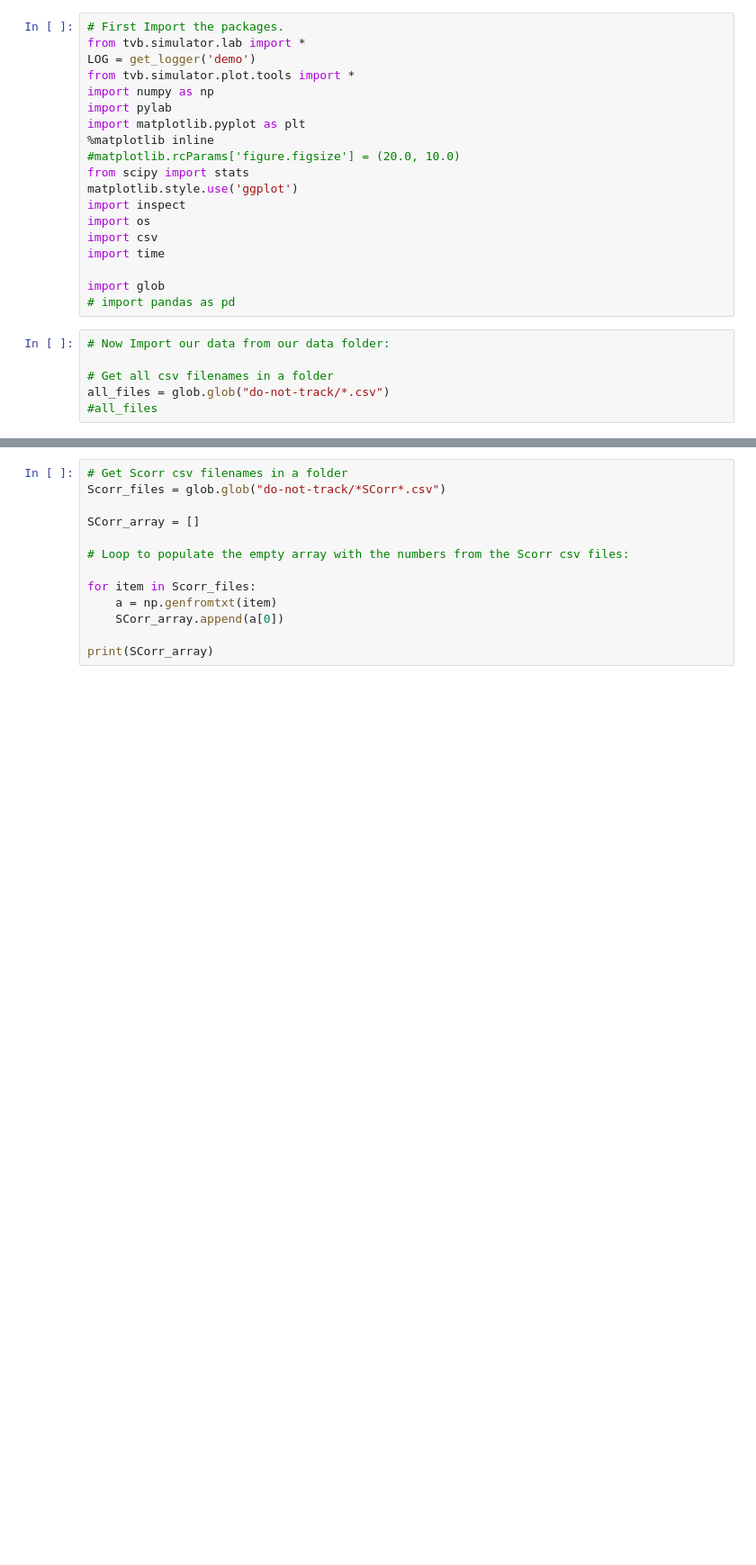
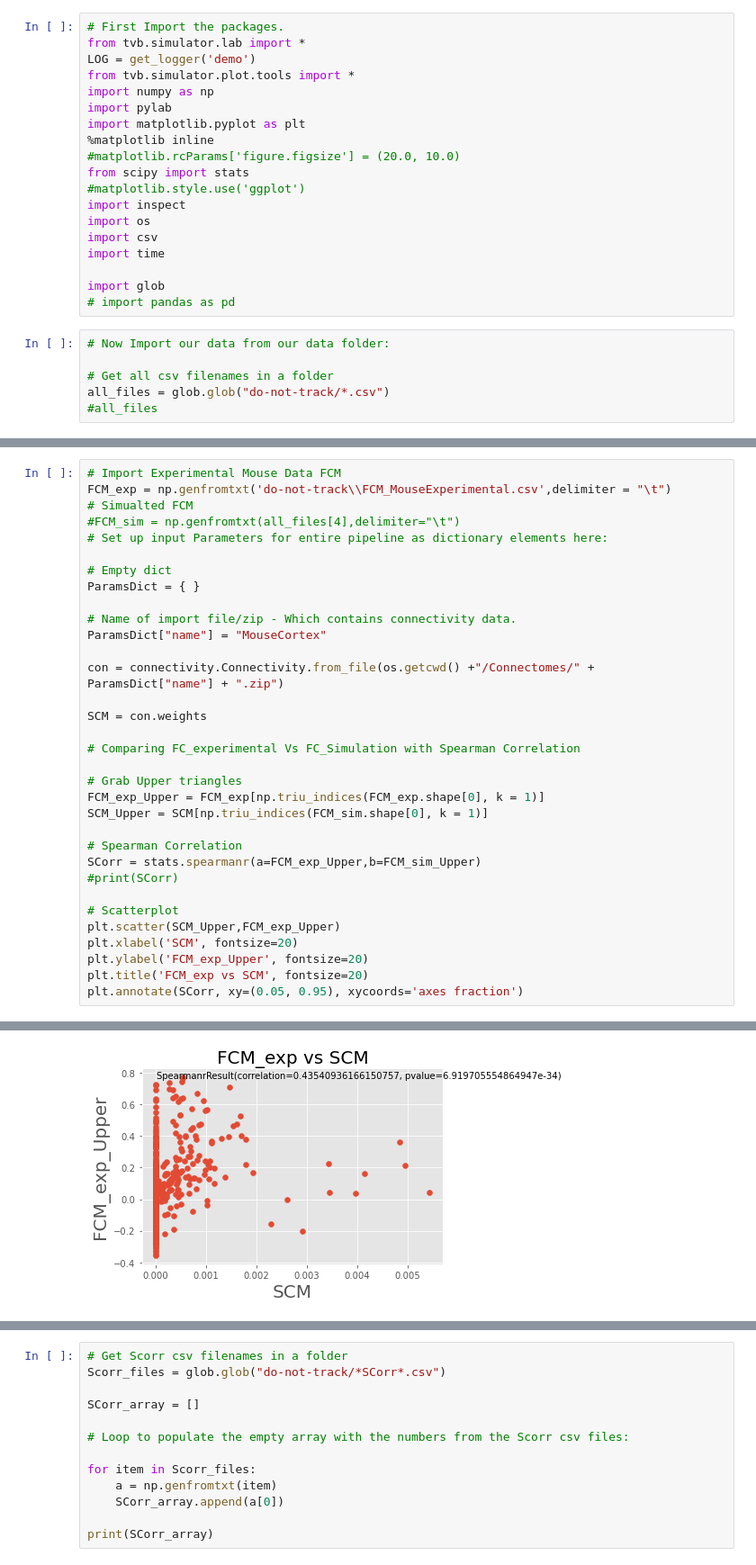
Before and after one commit to Spokhim/MouseBrainModelling, a Jupyter notebook: Comparisons and Analysis.ipynb, the cells around one changed output, grey strips where cells are left out. Shown at 90% size. Cells and saved outputs as stored; diff of their text form; blank space fills up the shorter version.

Commit message:
Graph for Empirical FC vs SC

```diff
--- a/Comparisons and Analysis.ipynb
+++ b/Comparisons and Analysis.ipynb
@@ -13,7 +13,7 @@ import matplotlib.pyplot as plt
 %matplotlib inline
 #matplotlib.rcParams['figure.figsize'] = (20.0, 10.0)
 from scipy import stats
-matplotlib.style.use('ggplot')
+#matplotlib.style.use('ggplot')
 import inspect
 import os
 import csv
@@ -31,0 +34,34 @@ all_files = glob.glob("do-not-track/*.csv")
+# %%
+# Import Experimental Mouse Data FCM
+FCM_exp = np.genfromtxt('do-not-track\\FCM_MouseExperimental.csv',delimiter = "\t")
+# Simualted FCM
+#FCM_sim = np.genfromtxt(all_files[4],delimiter="\t")
+# Set up input Parameters for entire pipeline as dictionary elements here:
+
+# Empty dict
+ParamsDict = { }
+
+# Name of import file/zip - Which contains connectivity data.
+ParamsDict["name"] = "MouseCortex"
+
+con = connectivity.Connectivity.from_file(os.getcwd() +"/Connectomes/" + ParamsDict["name"] + ".zip")
+
+SCM = con.weights
+
+# Comparing FC_experimental Vs FC_Simulation with Spearman Correlation
+
+# Grab Upper triangles
+FCM_exp_Upper = FCM_exp[np.triu_indices(FCM_exp.shape[0], k = 1)]
+SCM_Upper = SCM[np.triu_indices(FCM_sim.shape[0], k = 1)]
+
+# Spearman Correlation
+SCorr = stats.spearmanr(a=FCM_exp_Upper,b=FCM_sim_Upper)
+#print(SCorr)
+
+# Scatterplot
+plt.scatter(SCM_Upper,FCM_exp_Upper)
+plt.xlabel('SCM', fontsize=20)
+plt.ylabel('FCM_exp_Upper', fontsize=20)
+plt.title('FCM_exp vs SCM', fontsize=20)
+plt.annotate(SCorr, xy=(0.05, 0.95), xycoords='axes fraction')
+# %% [output]
@@ -31,0 +73 @@ all_files = glob.glob("do-not-track/*.csv")
+[figure, added]
```
Also changed, not shown: parts of 7 cells of this notebook.
